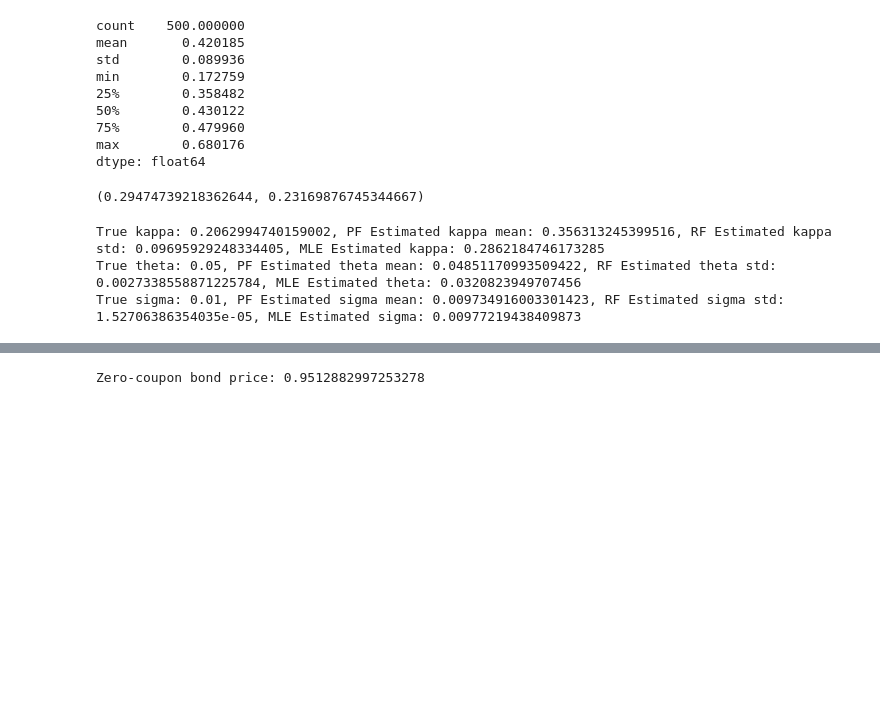
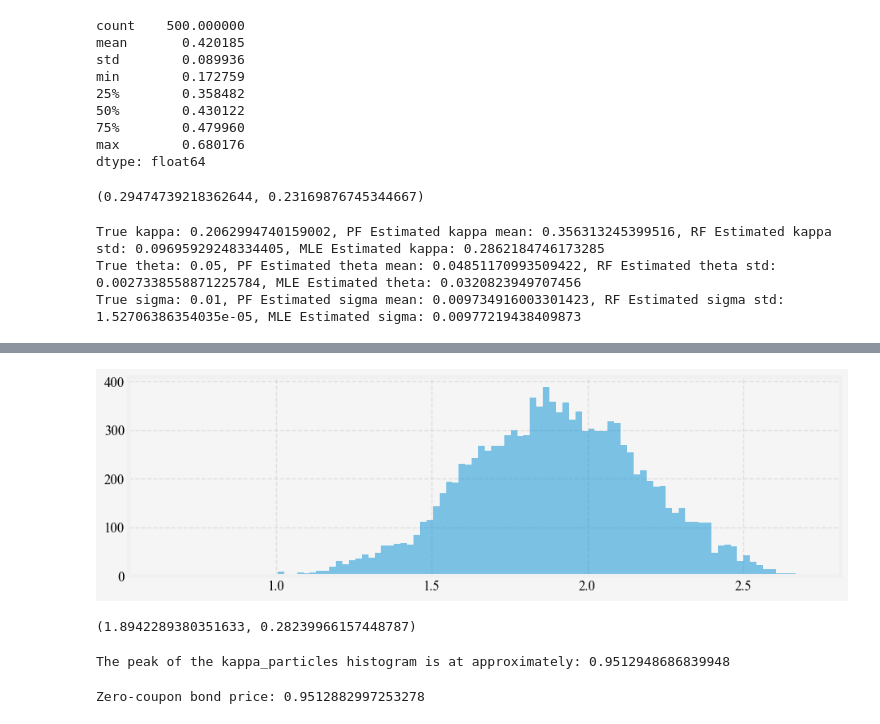
Before and after one commit to steveya/short-rate-models, a Jupyter notebook: notebook/vasicek_model.ipynb, the cells around one changed output, grey strips where cells are left out. Cells and saved outputs as stored; diff of their text form; code cells hidden in the pictures; blank space fills up the shorter version.

```diff
--- a/notebook/vasicek_model.ipynb
+++ b/notebook/vasicek_model.ipynb
@@ -653,3 +612,24 @@ True sigma: 0.01, PF Estimated sigma: 0.009879231147870227, MLE Estimated sigma:
+# %%
+plt.hist(pf.kappa_particles, bins=100, alpha=0.5);
+# %% [output]
+[figure, added]
+# %%
+np.mean(pf.kappa_particles), np.std(pf.kappa_particles)
+# %% [output]
+(1.8942289380351633, 0.28239966157448787)
+# %%
+hist, bin_edges = np.histogram(pf.kappa_particles, bins=100)
+
+# Find the index of the maximum count
+max_index = np.argmax(hist)
+
+# Calculate the bin center for this index
+bin_width = bin_edges[1] - bin_edges[0]
+peak_kappa = bin_edges[max_index] + bin_width / 2
+
+print(f"The peak of the kappa_particles histogram is at approximately: {peak_kappa}")
+# %% [output]
+The peak of the kappa_particles histogram is at approximately: 0.9512948686839948
 # %%
 def B(t, T, kappa, theta, sigma):
     tau = T - t
```
Also changed, not shown: parts of 9 cells of this notebook.
